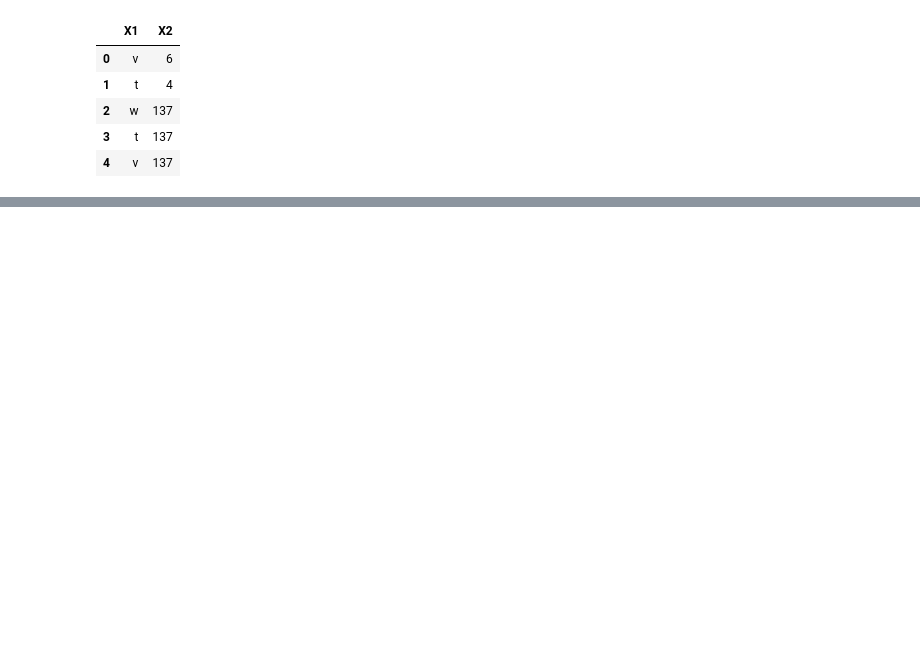
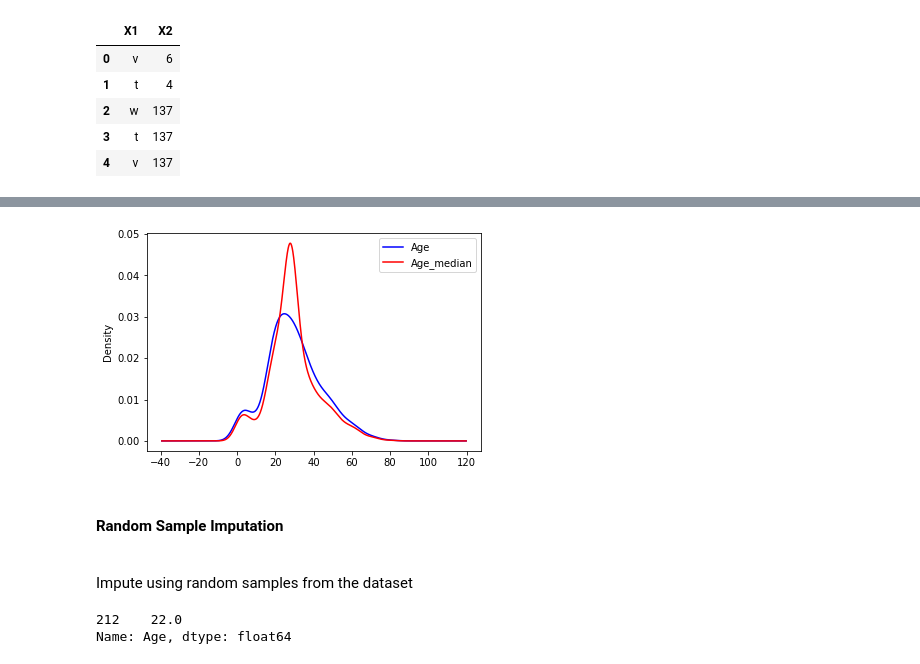
Before and after one commit to Ashlin-R/Feature-Engineering, a Jupyter notebook: Feature Engineering.ipynb, the cells around one changed output, grey strips where cells are left out. Saved outputs shown, nothing was run; the diff lists cells and outputs as text; code cells hidden in the pictures; blank space fills up the shorter version.

```diff
--- a/Feature Engineering.ipynb
+++ b/Feature Engineering.ipynb
@@ -184,0 +607,11 @@ df.head()
+# %%
+plt.figure()
+df.Age.plot(kind='kde', color='blue', label='Age')
+df.Age_median.plot(kind='kde', color='red', label='Age_median')
+plt.legend()
+plt.show()
+# %% [output]
+[figure, added]
+# %% [markdown]
+<h4>Random Sample Imputation</h4><br>
+Impute using random samples from the dataset
@@ -184,0 +620,5 @@ df.head()
+# %%
+df['Age'].dropna().sample() # Takes a random sample
+# %% [output]
+212    22.0
+Name: Age, dtype: float64
```
Also changed, not shown: parts of 165 cells of this notebook.
